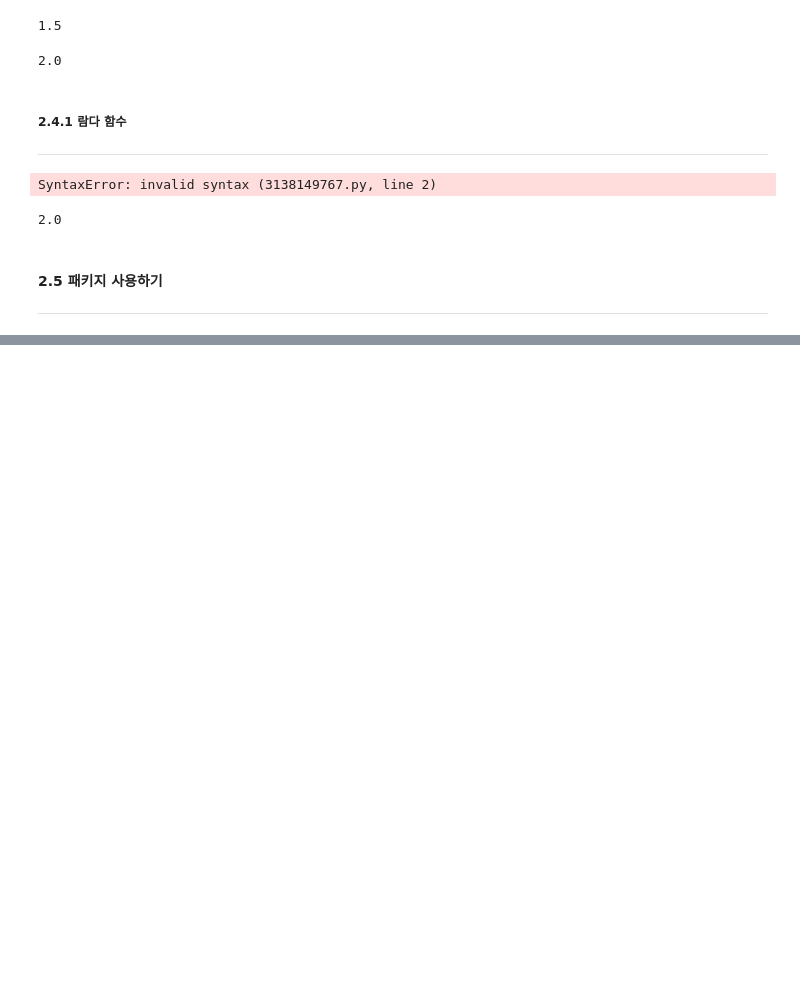
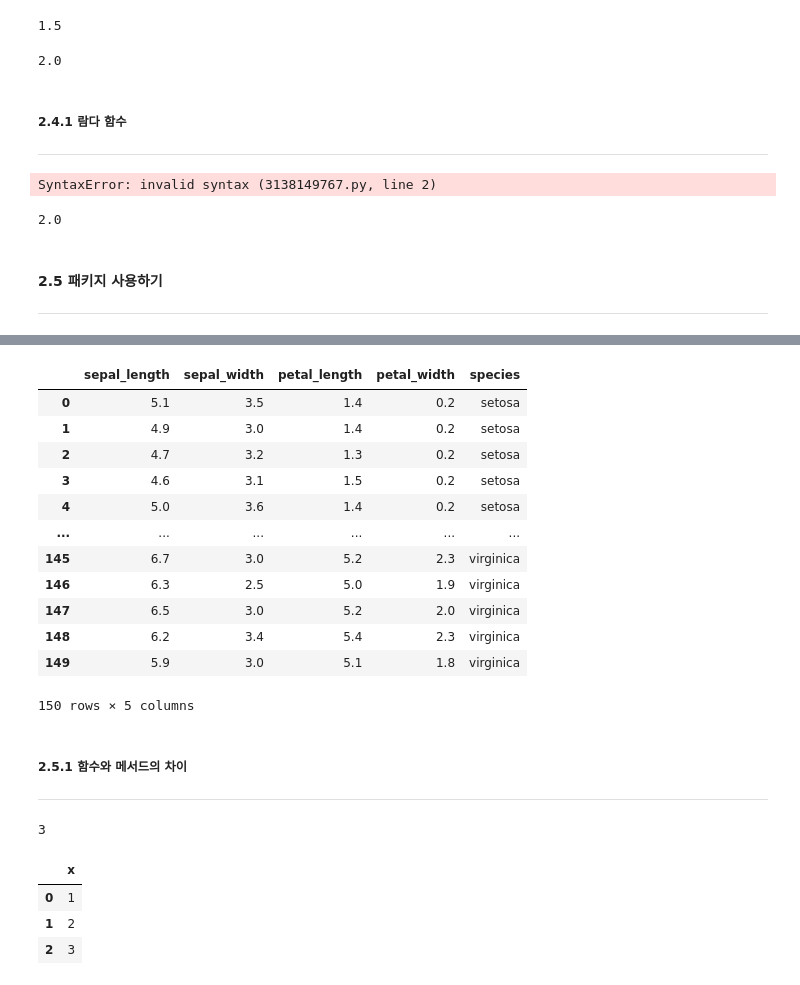
Before and after one commit to cms0416/Quant, a Jupyter notebook: Script_Python/python_base.ipynb, the cells around one changed output, grey strips where cells are left out. Cells and saved outputs as stored; diff of their text form; code cells hidden in the pictures; blank space fills up the shorter version.

```diff
--- a/Script_Python/python_base.ipynb
+++ b/Script_Python/python_base.ipynb
@@ -670,0 +744,43 @@ divide_lam(6, 3)
+# %%
+# 패키지 로드 시 모든 함수가 아닌 특정 함수만 선택해서 로드 가능
+# "from 패키지 이름 import 함수" 또는
+# "from 패키지 이름 import 함수1, 함수2, 함수3, ..."
+# 특정 함수만 불러온 경우, 함수명 앞에 패키지 이름을 붙여 주지 않아도 함수 작동
+# 한 번에 모든 함수를 불러오고 싶을 때는 "from 패키지이름 import *"
+from seaborn import load_dataset
+load_dataset('iris')
+# %% [output]
+|  | sepal_length | sepal_width | petal_length | petal_width | species |
+| 0 | 5.1 | 3.5 | 1.4 | 0.2 | setosa |
+| 1 | 4.9 | 3.0 | 1.4 | 0.2 | setosa |
+| 2 | 4.7 | 3.2 | 1.3 | 0.2 | setosa |
+| 3 | 4.6 | 3.1 | 1.5 | 0.2 | setosa |
+| 4 | 5.0 | 3.6 | 1.4 | 0.2 | setosa |
+| ... | ... | ... | ... | ... | ... |
+| 145 | 6.7 | 3.0 | 5.2 | 2.3 | virginica |
+| 146 | 6.3 | 2.5 | 5.0 | 1.9 | virginica |
+| 147 | 6.5 | 3.0 | 5.2 | 2.0 | virginica |
+| 148 | 6.2 | 3.4 | 5.4 | 2.3 | virginica |
+| 149 | 5.9 | 3.0 | 5.1 | 1.8 | virginica |
+150 rows × 5 columns
+# %% [markdown]
+##### 2.5.1 함수와 메서드의 차이
+---
+# %%
+# 함수는 특정 기능을 수행하는 역할을 하며, 각 함수마다 나름의 기능을 가지고 있다.
+# sum은 내장 함수로 합계를 구한다.
+sum([1, 2])
+# %% [output]
+3
+# %%
+# 특정 패키지에서 제공하는 함수도 있다.
+# pandas의 DateFrame() 함수는 데이터프레임을 만드는 역할
+import pandas as pd
+df = pd.DataFrame({'x' : [1, 2, 3]})
+
+df
+# %% [output]
+|  | x |
+| 0 | 1 |
+| 1 | 2 |
+| 2 | 3 |
```
Also changed, not shown: parts of 11 cells of this notebook, 1 other file.
